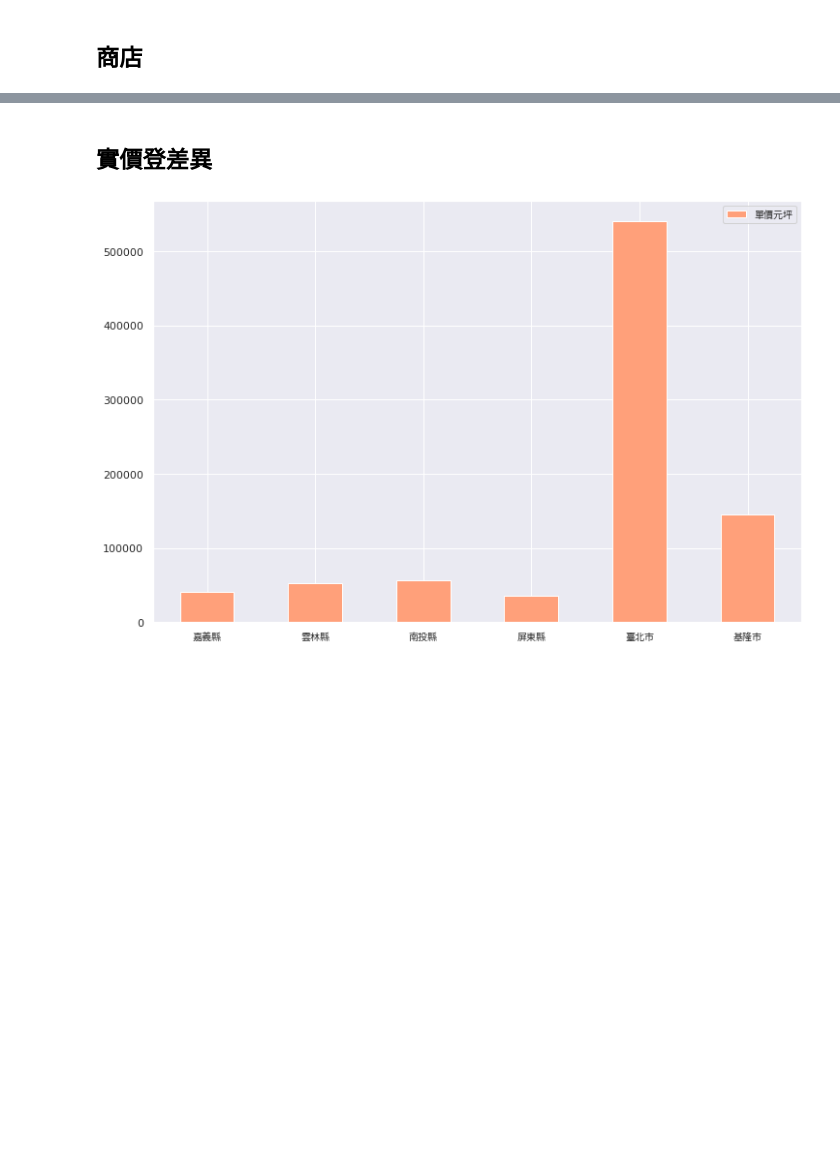
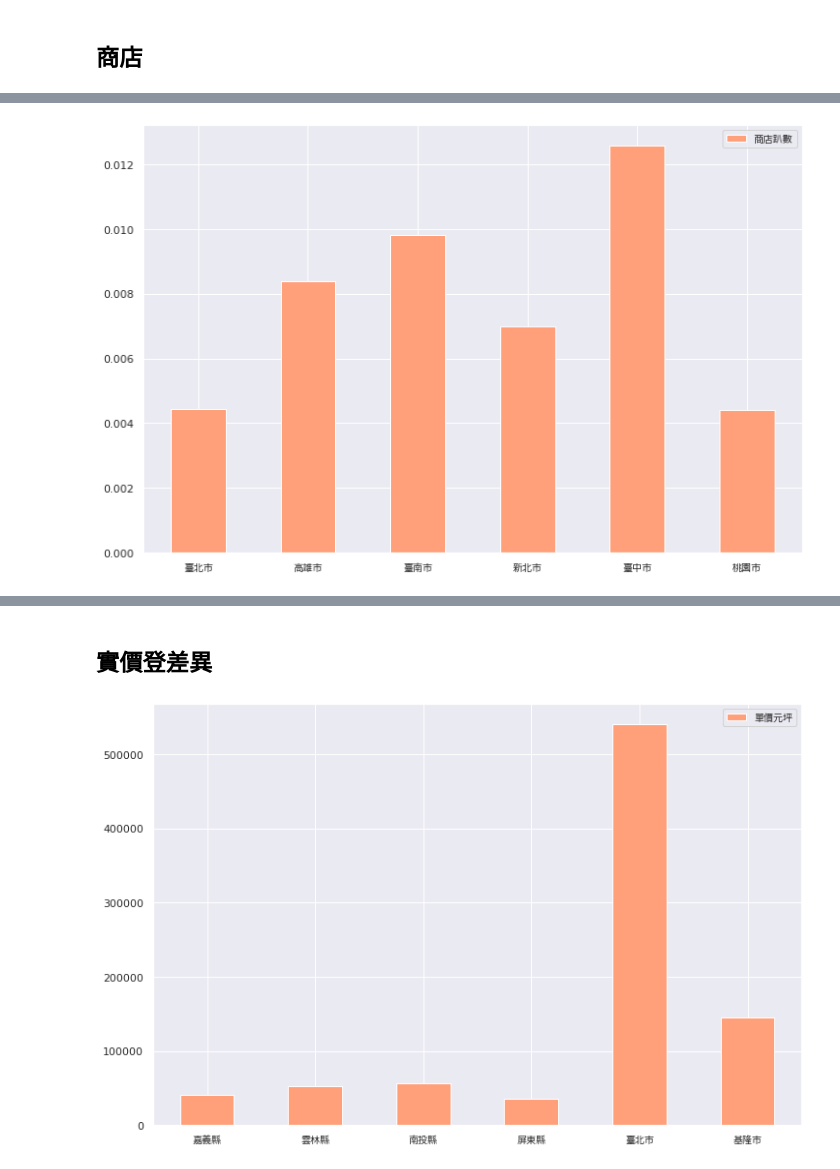
Before and after one commit to yee23456/AI_problem_analysis, a Jupyter notebook: 作業二_沈睿朋.ipynb, the cells around one changed output, grey strips where cells are left out. Cells and saved outputs as stored; diff of their text form; code cells hidden in the pictures; blank space fills up the shorter version.

```diff
--- a/作業二_沈睿朋.ipynb
+++ b/作業二_沈睿朋.ipynb
@@ -108,0 +130,4 @@ y = ['消防隊數量','工廠數量','診所數量','金融機構','超商超
+# %%
+city_6(city_older,'商店趴數',[4,12,13,14,-4,-2])
+# %% [output]
+[figure, added]
```
Also changed, not shown: parts of 14 cells of this notebook.
